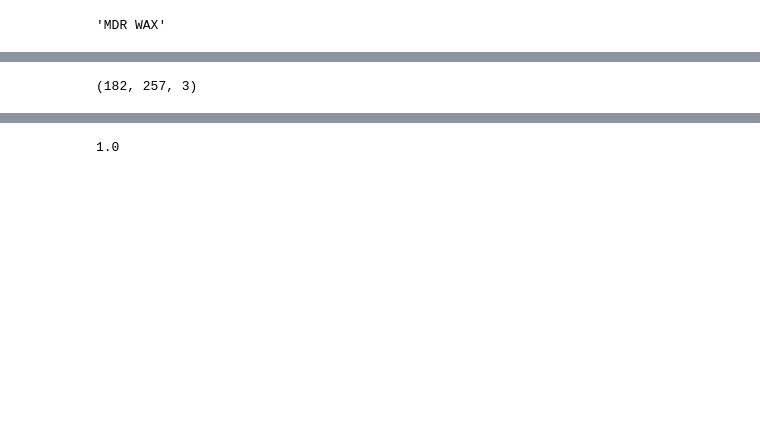
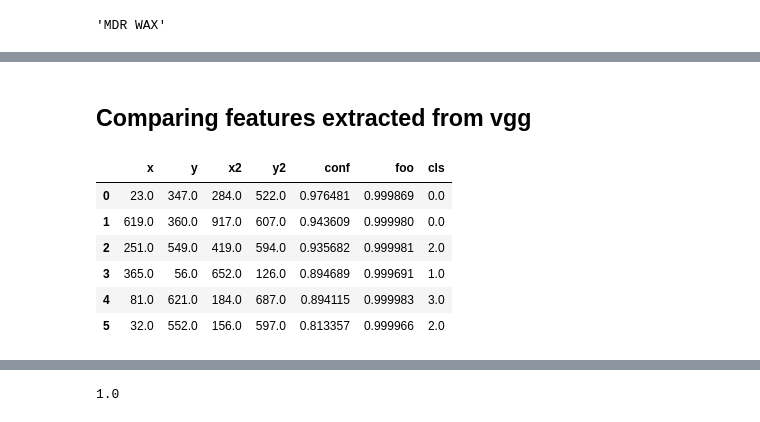
Before and after one commit to FrancescoSaverioZuppichini/Kanga-Challenge, a Jupyter notebook: source/playground.ipynb, the cells around one changed output, grey strips where cells are left out. Cells and saved outputs as stored; diff of their text form; code cells hidden in the pictures; blank space fills up the shorter version.

```diff
--- a/source/playground.ipynb
+++ b/source/playground.ipynb
@@ -118,10 +118,10 @@ detector = Yolov3Detector(weights='./yolov3/weights/best.pt',
 
 root = Project().data_dir / 'videos' / 'evo2014' / 'frames'
 
-img = cv2.imread('./yolov3/data/samples/160.jpg')
+img = cv2.imread('./yolov3/data/samples/830.jpg')
 img = cv2.cvtColor(img, cv2.COLOR_BGR2RGB)
 imshow(img)
-preds = detector([img], conf_thres=0.5)
+preds = detector(img, conf_thres=0.5)
 # yolov3_pred = Yolov3Prediction(preds[0])
 pprint.pprint(preds)
 # %% [output]
@@ -190,2 +187,4 @@ text
+# %% [markdown]
+## Comparing features extracted from vgg
 # %%
 import pandas as pd
@@ -192,9 +192,16 @@ import pandas as pd
-# %%
-def crops_from_df_preds(preds, src):
-        for i, det in preds.iterrows():
-            crop = src[int(det.y):int(det.y2), int(det.x):int(det.x2)]
-            yield crop
-# %%
-prev.crop[0].shape
-# %% [output]
-(182, 257, 3)
+# %%
+preds_df = pd.DataFrame(preds.numpy(),columns=[
+                                             'x', 'y', 'x2', 'y2', 'conf',
+                                             'foo', 'cls'
+                                         ])
+# %%
+crops = list(crops_from_df_preds(preds_df, img))
+preds_df
+# %% [output]
+|  | x | y | x2 | y2 | conf | foo | cls |
+| 0 | 23.0 | 347.0 | 284.0 | 522.0 | 0.976481 | 0.999869 | 0.0 |
+| 1 | 619.0 | 360.0 | 917.0 | 607.0 | 0.943609 | 0.999980 | 0.0 |
+| 2 | 251.0 | 549.0 | 419.0 | 594.0 | 0.935682 | 0.999981 | 2.0 |
+| 3 | 365.0 | 56.0 | 652.0 | 126.0 | 0.894689 | 0.999691 | 1.0 |
+| 4 | 81.0 | 621.0 | 184.0 | 687.0 | 0.894115 | 0.999983 | 3.0 |
+| 5 | 32.0 | 552.0 | 156.0 | 597.0 | 0.813357 | 0.999966 | 2.0 |
```
Also changed, not shown: parts of 12 cells of this notebook, 2 other files.
